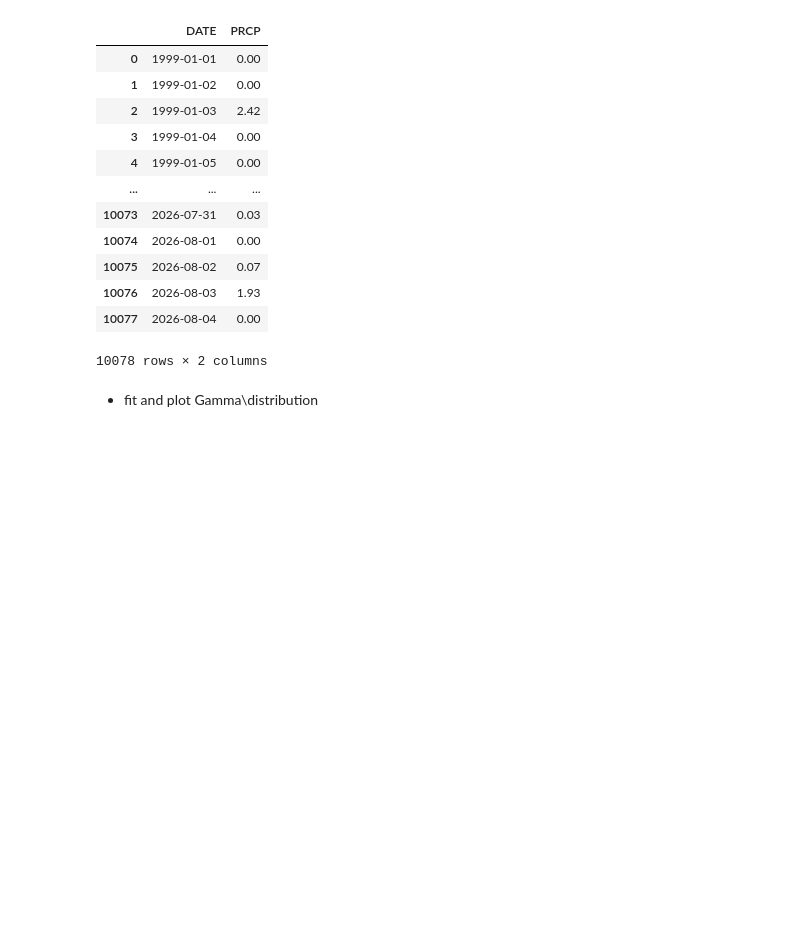
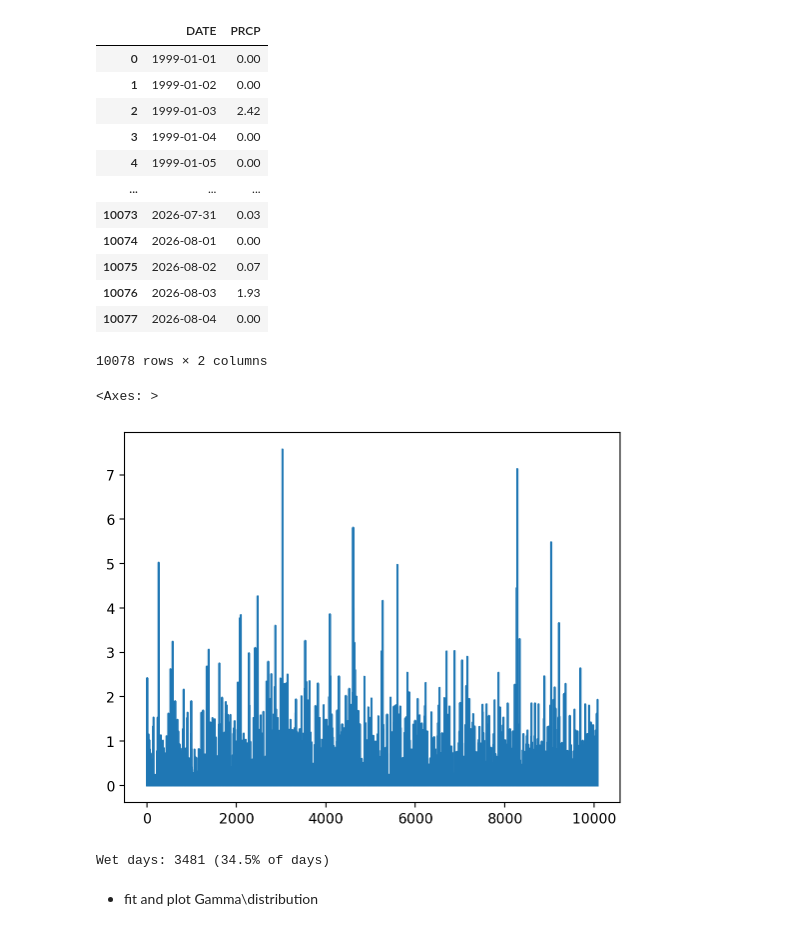
Before and after one commit to cl3225/CLMTG-5060, a Jupyter notebook: Lecture 02_examples.ipynb, the cells around one changed output. Drawn from its saved outputs; the diff is of its cells as text; code cells hidden in the pictures; blank space fills up the shorter version.

```diff
--- a/Lecture 02_examples.ipynb
+++ b/Lecture 02_examples.ipynb
@@ -294,6 +351,22 @@ df
 | 10076 | 2026-08-03 | 1.93 |
 | 10077 | 2026-08-04 | 0.00 |
 10078 rows × 2 columns
+# %%
+df['PRCP'].plot()
+# %% [output]
+<Axes: >
+[figure, added]
+# %%
+df['DATE'] = pd.to_datetime(df['DATE'])
+df['PRCP'] = pd.to_numeric(df['PRCP'], errors='coerce')
+df = df.dropna(subset=['PRCP'])
+
+# --- Isolate wet days (gamma is undefined at 0, and dry days dominate) ---
+wet = df.loc[df['PRCP'] > 0, 'PRCP'].values
+frac_wet = len(wet) / len(df)
+print(f"Wet days: {len(wet)} ({frac_wet*100:.1f}% of days)")
+# %% [output]
+Wet days: 3481 (34.5% of days)
 # %% [markdown]
 - fit and plot Gamma\distribution
 # %% [markdown]
```
Also changed, not shown: parts of 5 cells of this notebook.
